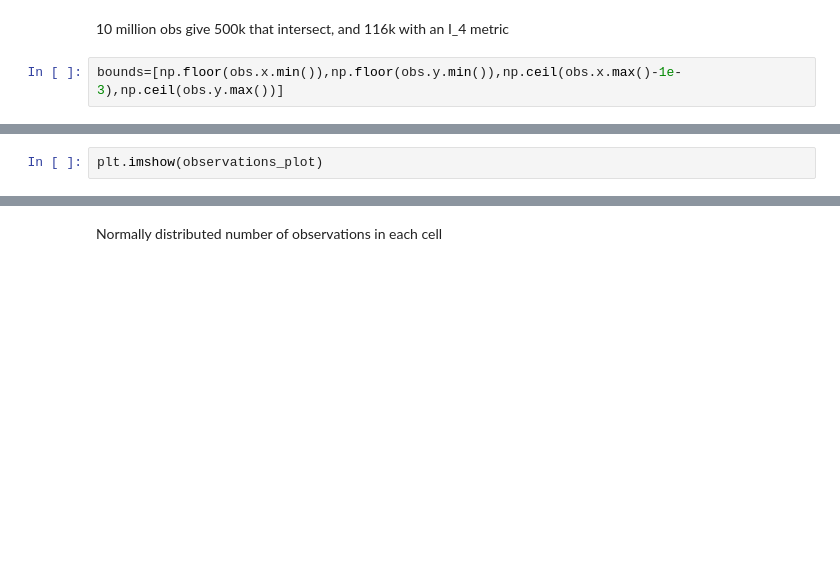
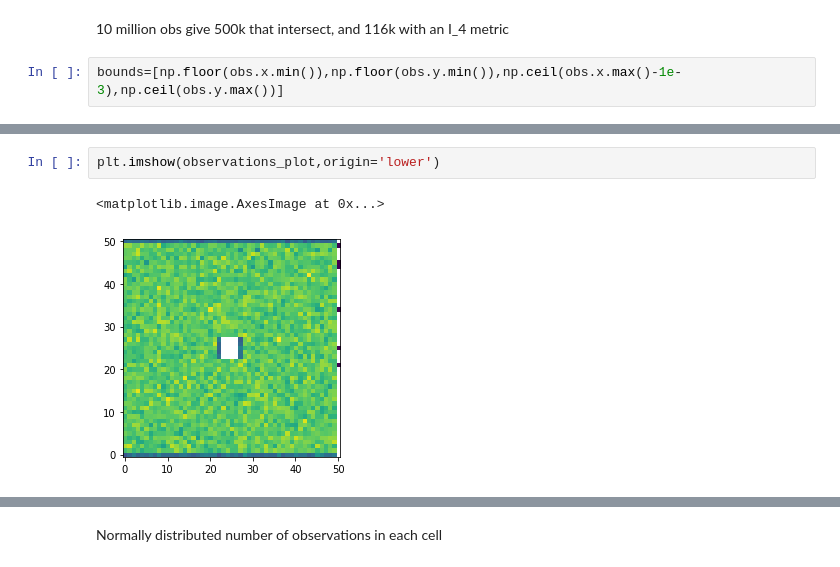
Before and after one commit to Indicative-Data-Science/samplesize, a Jupyter notebook: src/collection.ipynb, the cells around one changed output, grey strips where cells are left out. Saved outputs shown, nothing was run; the diff lists cells and outputs as text; blank space fills up the shorter version.

```diff
--- a/src/collection.ipynb
+++ b/src/collection.ipynb
@@ -23,4 +52,7 @@ np.nanmean(observations_plot)/np.nanstd(observations_plot)
 # %%
-plt.imshow(observations_plot)
+plt.imshow(observations_plot,origin='lower')
+# %% [output]
+<matplotlib.image.AxesImage at 0x...>
+[figure, added]
 # %%
 pd.DataFrame(observations_plot.flatten()).describe()
```
Also changed, not shown: parts of 29 cells of this notebook, 4 other files.
